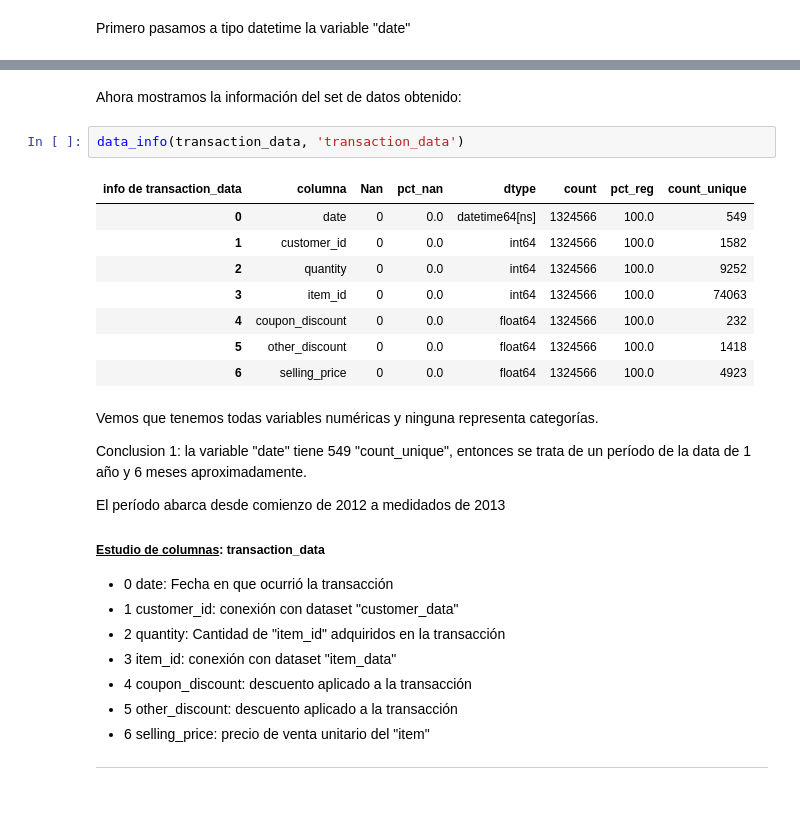
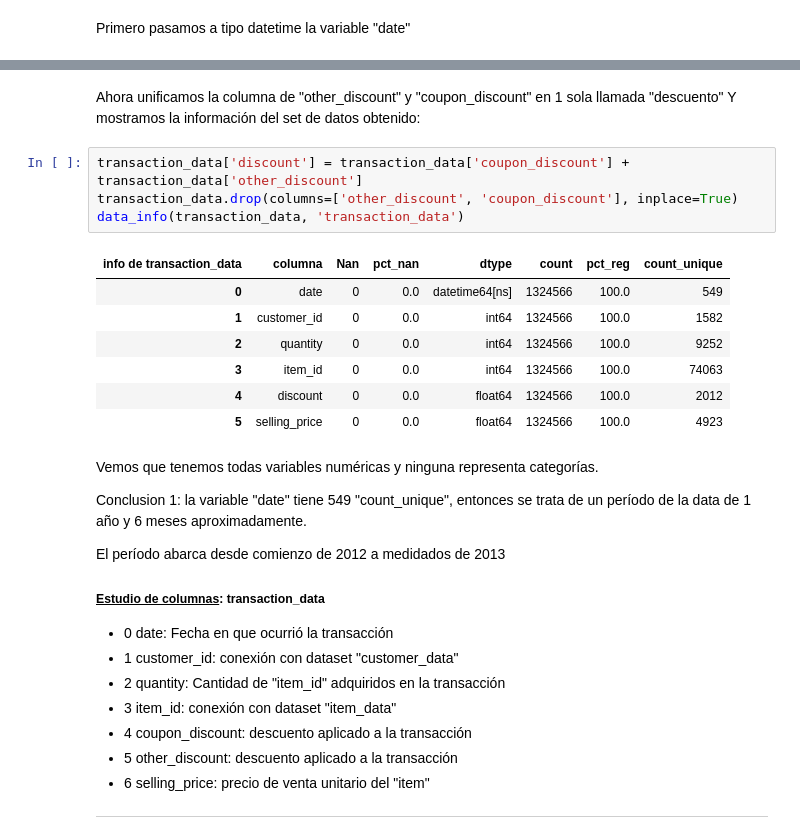
Before and after one commit to AgustinSt1990/tp_final, a Jupyter notebook: Presentacion_1_TPF.ipynb, the cells around one changed output, grey strips where cells are left out. Cells and saved outputs as stored; diff of their text form; blank space fills up the shorter version.

```diff
--- a/Presentacion_1_TPF.ipynb
+++ b/Presentacion_1_TPF.ipynb
@@ -90,18 +89,20 @@ transaction_data
 | 1324565 | 2013-06-30 | 1129 | 64498 | 2 | 489.78 | 0.00 | 0.0 |
 1324566 rows × 7 columns
 # %% [markdown]
-Ahora mostramos la información del set de datos obtenido:
+Ahora unificamos la columna de "other_discount" y "coupon_discount" en 1 sola llamada "descuento"
+Y mostramos la información del set de datos obtenido:
-# %%
-data_info(transaction_data, 'transaction_data')
-# %% [output]
-| info de transaction_data | columna | Nan | pct_nan | dtype | count | pct_reg | count_unique |
-| 0 | date | 0 | 0.0 | datetime64[ns] | 1324566 | 100.0 | 549 |
-| 1 | customer_id | 0 | 0.0 | int64 | 1324566 | 100.0 | 1582 |
-| 2 | quantity | 0 | 0.0 | int64 | 1324566 | 100.0 | 9252 |
-| 3 | item_id | 0 | 0.0 | int64 | 1324566 | 100.0 | 74063 |
-| 4 | coupon_discount | 0 | 0.0 | float64 | 1324566 | 100.0 | 232 |
-| 5 | other_discount | 0 | 0.0 | float64 | 1324566 | 100.0 | 1418 |
-| 6 | selling_price | 0 | 0.0 | float64 | 1324566 | 100.0 | 4923 |
+# %%
+transaction_data['discount'] = transaction_data['coupon_discount'] + transaction_data['other_discount']
+transaction_data.drop(columns=['other_discount', 'coupon_discount'], inplace=True)
+data_info(transaction_data, 'transaction_data')
+# %% [output]
+| info de transaction_data | columna | Nan | pct_nan | dtype | count | pct_reg | count_unique |
+| 0 | date | 0 | 0.0 | datetime64[ns] | 1324566 | 100.0 | 549 |
+| 1 | customer_id | 0 | 0.0 | int64 | 1324566 | 100.0 | 1582 |
+| 2 | quantity | 0 | 0.0 | int64 | 1324566 | 100.0 | 9252 |
+| 3 | item_id | 0 | 0.0 | int64 | 1324566 | 100.0 | 74063 |
+| 4 | discount | 0 | 0.0 | float64 | 1324566 | 100.0 | 2012 |
+| 5 | selling_price | 0 | 0.0 | float64 | 1324566 | 100.0 | 4923 |
 # %% [markdown]
 Vemos que tenemos todas variables numéricas y ninguna representa categorías.
 
```
Also changed, not shown: parts of 12 cells of this notebook.
